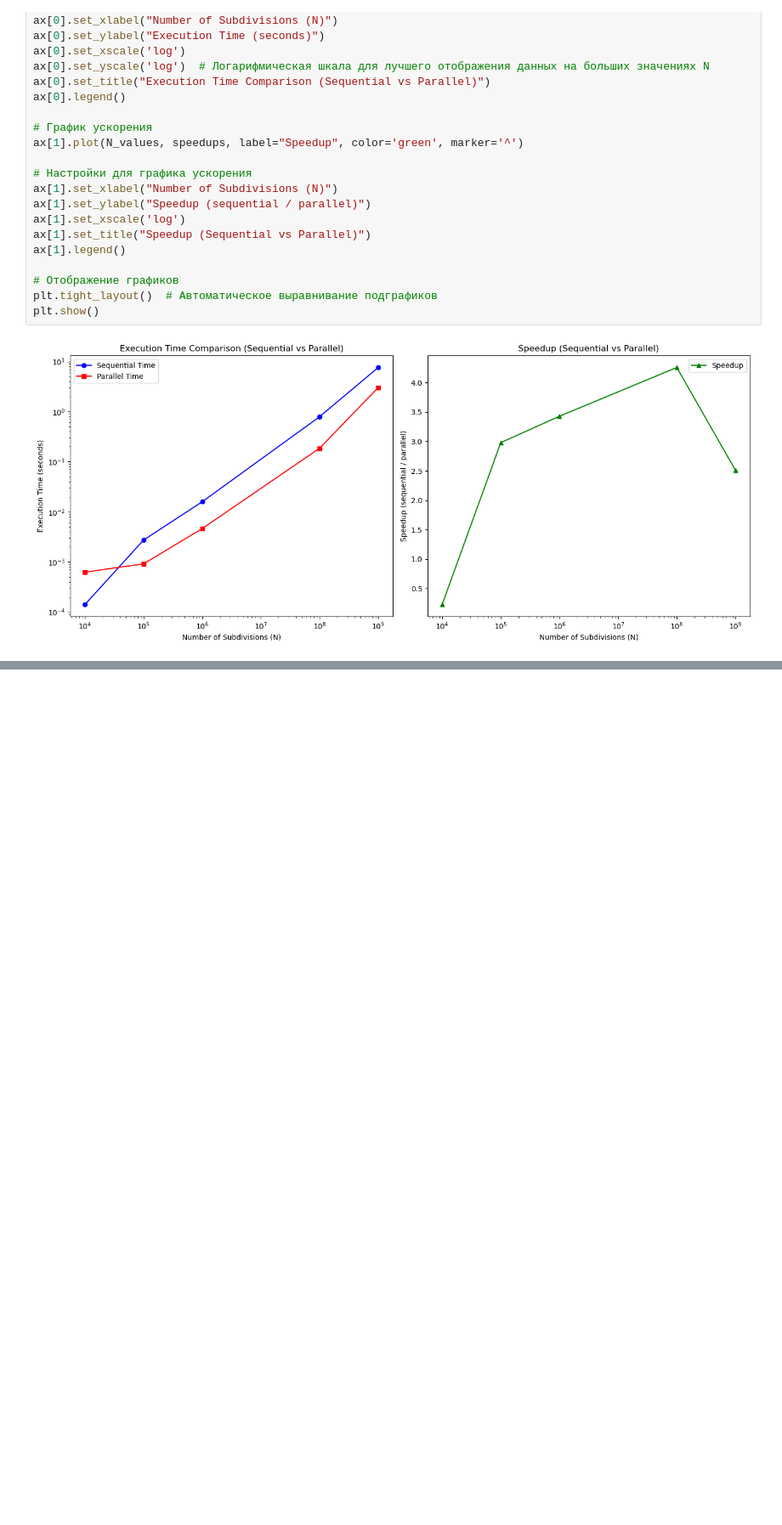
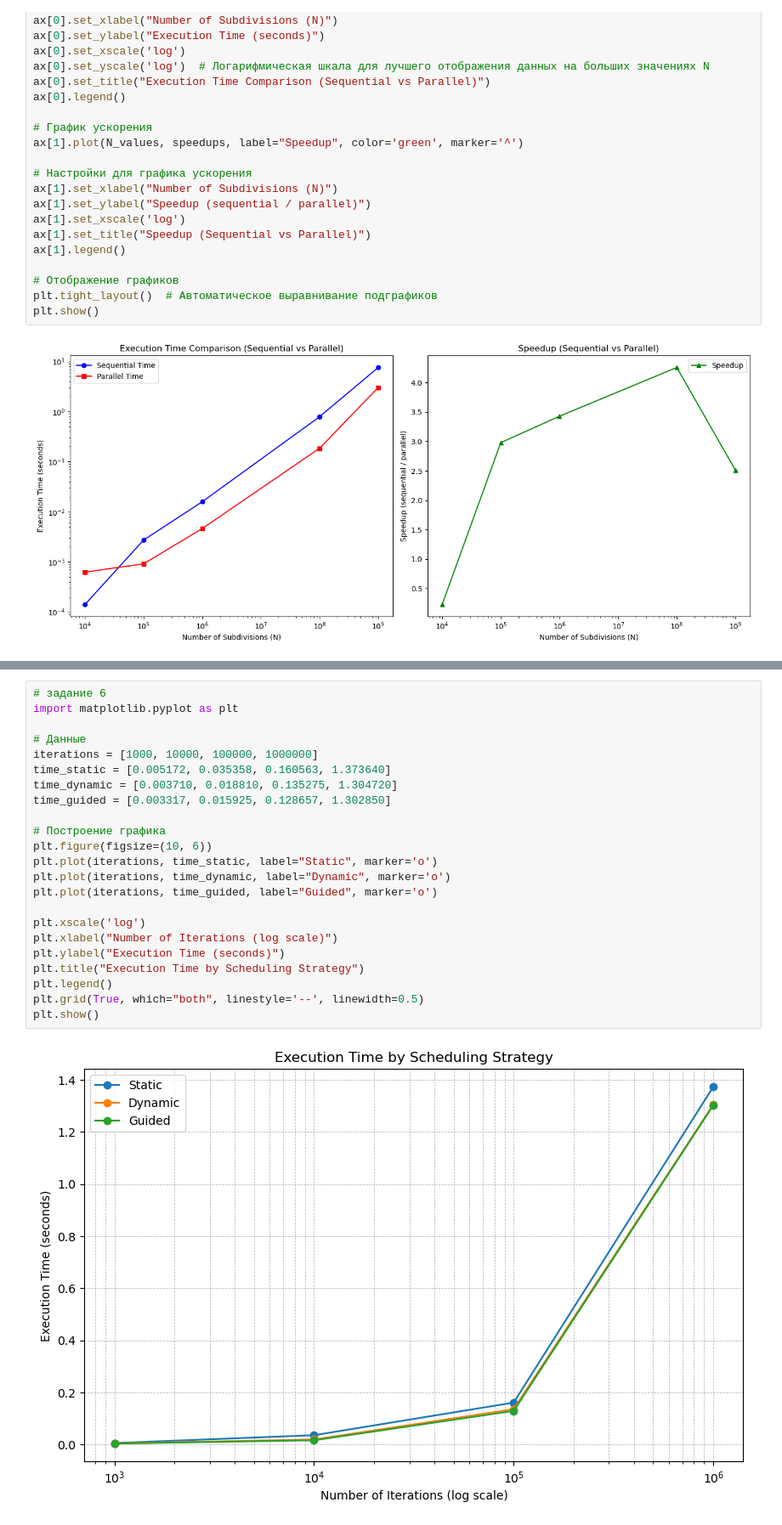
Before and after one commit to tmaxell/openmp_tasks, a Jupyter notebook: graphs/graph.ipynb, the cells around one changed output, grey strips where cells are left out. Shown at 85% size. Cells and saved outputs as stored; diff of their text form; blank space fills up the shorter version.

```diff
--- a/graphs/graph.ipynb
+++ b/graphs/graph.ipynb
@@ -151,0 +187,25 @@ plt.show()
+# %%
+# задание 6
+import matplotlib.pyplot as plt
+
+# Данные
+iterations = [1000, 10000, 100000, 1000000]
+time_static = [0.005172, 0.035358, 0.160563, 1.373640]
+time_dynamic = [0.003710, 0.018810, 0.135275, 1.304720]
+time_guided = [0.003317, 0.015925, 0.128657, 1.302850]
+
+# Построение графика
+plt.figure(figsize=(10, 6))
+plt.plot(iterations, time_static, label="Static", marker='o')
+plt.plot(iterations, time_dynamic, label="Dynamic", marker='o')
+plt.plot(iterations, time_guided, label="Guided", marker='o')
+
+plt.xscale('log')
+plt.xlabel("Number of Iterations (log scale)")
+plt.ylabel("Execution Time (seconds)")
+plt.title("Execution Time by Scheduling Strategy")
+plt.legend()
+plt.grid(True, which="both", linestyle='--', linewidth=0.5)
+plt.show()
+# %% [output]
+[figure, added]
```
Also changed, not shown: parts of 5 cells of this notebook.
